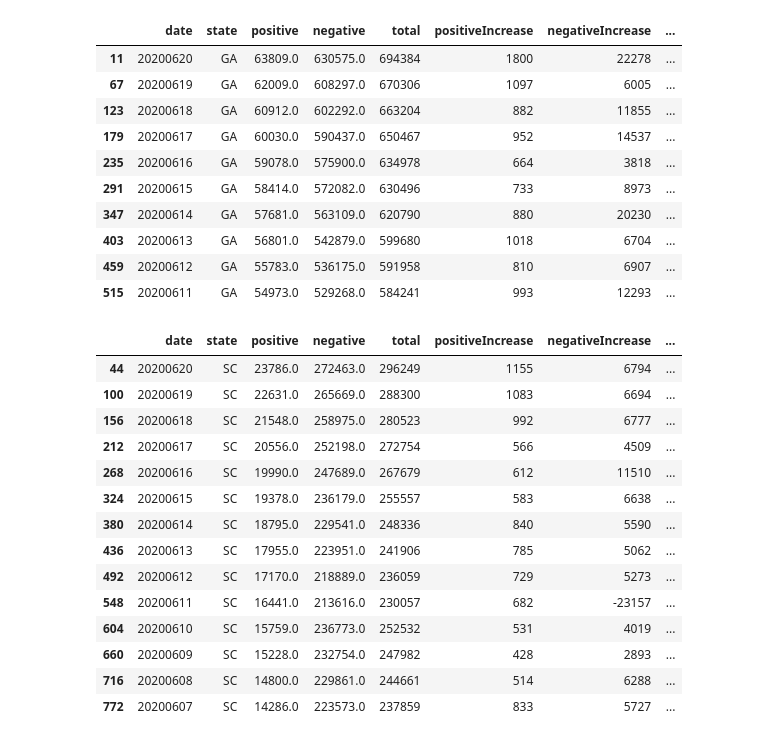
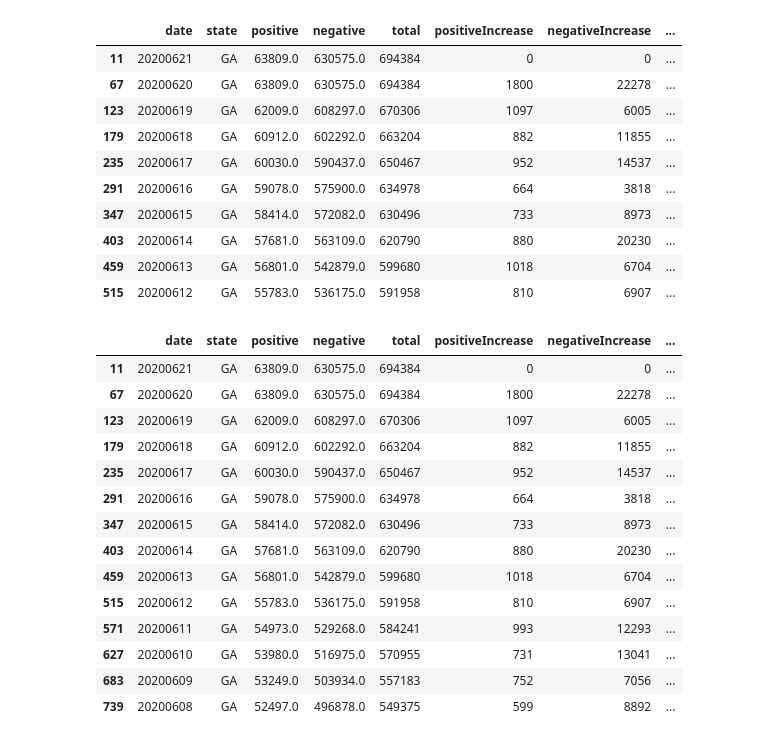
Before and after one commit to Tyler-Gatech/knightly_stats, a Jupyter notebook: notebooks/covidtesting.ipynb, the cells around one changed output. Saved outputs shown, nothing was run; the diff lists cells and outputs as text; code cells hidden in the pictures.

Commit message:
testing data now accessed directly, remove bad data in some weeks with min max limits and better colors on notebook charts

```diff
--- a/notebooks/covidtesting.ipynb
+++ b/notebooks/covidtesting.ipynb
@@ -6,7 +7,8 @@ from IPython.display import display
 pd.set_option('display.max_columns', None)
 # %%
 # Read in daily state data
-df = pd.read_csv('../data/covidstatesdaily.csv')
+# df = pd.read_csv('../data/covidstatesdaily.csv')
+df = pd.read_csv('https://covidtracking.com/api/v1/states/daily.csv')
 df.head()
 # %% [output]
 |  | date | state | positive | negative | pending | hospitalizedCurrently | hospitalizedCumulative | ... |
@@ -37,16 +39,16 @@ df = df.sort_values(by='date', ascending=False)
 df[df.state=='GA'].head(10)
 # %% [output]
 |  | date | state | positive | negative | total | positiveIncrease | negativeIncrease | ... |
-| 11 | 20200620 | GA | 63809.0 | 630575.0 | 694384 | 1800 | 22278 | ... |
-| 67 | 20200619 | GA | 62009.0 | 608297.0 | 670306 | 1097 | 6005 | ... |
-| 123 | 20200618 | GA | 60912.0 | 602292.0 | 663204 | 882 | 11855 | ... |
-| 179 | 20200617 | GA | 60030.0 | 590437.0 | 650467 | 952 | 14537 | ... |
-| 235 | 20200616 | GA | 59078.0 | 575900.0 | 634978 | 664 | 3818 | ... |
-| 291 | 20200615 | GA | 58414.0 | 572082.0 | 630496 | 733 | 8973 | ... |
-| 347 | 20200614 | GA | 57681.0 | 563109.0 | 620790 | 880 | 20230 | ... |
-| 403 | 20200613 | GA | 56801.0 | 542879.0 | 599680 | 1018 | 6704 | ... |
-| 459 | 20200612 | GA | 55783.0 | 536175.0 | 591958 | 810 | 6907 | ... |
-| 515 | 20200611 | GA | 54973.0 | 529268.0 | 584241 | 993 | 12293 | ... |
+| 11 | 20200621 | GA | 63809.0 | 630575.0 | 694384 | 0 | 0 | ... |
+| 67 | 20200620 | GA | 63809.0 | 630575.0 | 694384 | 1800 | 22278 | ... |
+| 123 | 20200619 | GA | 62009.0 | 608297.0 | 670306 | 1097 | 6005 | ... |
+| 179 | 20200618 | GA | 60912.0 | 602292.0 | 663204 | 882 | 11855 | ... |
+| 235 | 20200617 | GA | 60030.0 | 590437.0 | 650467 | 952 | 14537 | ... |
+| 291 | 20200616 | GA | 59078.0 | 575900.0 | 634978 | 664 | 3818 | ... |
+| 347 | 20200615 | GA | 58414.0 | 572082.0 | 630496 | 733 | 8973 | ... |
+| 403 | 20200614 | GA | 57681.0 | 563109.0 | 620790 | 880 | 20230 | ... |
+| 459 | 20200613 | GA | 56801.0 | 542879.0 | 599680 | 1018 | 6704 | ... |
+| 515 | 20200612 | GA | 55783.0 | 536175.0 | 591958 | 810 | 6907 | ... |
 # %%
 df['positiveTotalRate'] = (df['positive'] / df['total']).fillna(0)
 df['positiveDailyRate'] = (df['positiveIncrease'] / df['totalTestResultsIncrease']).fillna(0)
@@ -59,44 +61,56 @@ df_GA = df_GA[df_GA.date >= mindate_over500]
 #df_GA[(df_GA.date >= 20200520) & (df_GA.date <= 20200607)]
 # %%
 def state_rate(state_abbr):
+    minp = 0
+    maxp = .4
+
     df_state = df[df.state == state_abbr].sort_values(by='date', ascending=False)#.fillna(0)
     mindate_over500 = df_state[df_state.total >= 500].sort_values(by='date')[['date']].min().values[0]
     df_state = df_state[df_state.date >= mindate_over500]
 
     source = pd.melt(df_state, id_vars=['date'], value_vars=['positiveTotalRate','positiveRate7'])
-    #source = source[(source.date < 20200527) | (source.date > 20200605)]
+    source['value'] = source['value'].apply(lambda x: np.nan if (x< minp or x > maxp) else x)
+
     source['date'] = pd.to_datetime(source['date'], format='%Y%m%d')
-    source = source[(source.value >= -1) & (source.value <= 1)]
 
     display(df_state.head(14))
 
-    c = alt.Chart(source).mark_line().encode(
+    lines = alt.Chart(source).mark_line().encode(
         x=alt.X('date:T', title='date'),
         y=alt.Y('value:Q', axis=alt.Axis(format='%')),
-        color='variable:O',
+        color=alt.Color('variable:O', scale=alt.Scale(scheme='dark2')),
         strokeDash='variable',
-        tooltip=['date', 'value', 'variable']
+        #tooltip=['date', 'value', 'variable']
     ).properties(
         width=800, height=500,
         title='Rate for {}'.format(state_abbr))
-    return c
+
+    dots = alt.Chart(source).mark_circle().encode(
+        x=alt.X('date:T', title='date'),
+        y=alt.Y('value:Q', axis=alt.Axis(format='%')),
+        color=alt.Color('variable:O', scale=alt.Scale(scheme='dark2')),
+        tooltip=['date', alt.Tooltip('value', format='.2%'), 'variable']
+    ).properties(
+        width=800, height=500,
+        title='Positive Test Rates for {}'.format(state_abbr))
+    return lines + dots
 # %%
-state_rate('SC')
+state_rate('GA')
 # %% [output]
 |  | date | state | positive | negative | total | positiveIncrease | negativeIncrease | ... |
-| 44 | 20200620 | SC | 23786.0 | 272463.0 | 296249 | 1155 | 6794 | ... |
-| 100 | 20200619 | SC | 22631.0 | 265669.0 | 288300 | 1083 | 6694 | ... |
-| 156 | 20200618 | SC | 21548.0 | 258975.0 | 280523 | 992 | 6777 | ... |
-| 212 | 20200617 | SC | 20556.0 | 252198.0 | 272754 | 566 | 4509 | ... |
-| 268 | 20200616 | SC | 19990.0 | 247689.0 | 267679 | 612 | 11510 | ... |
-| 324 | 20200615 | SC | 19378.0 | 236179.0 | 255557 | 583 | 6638 | ... |
-| 380 | 20200614 | SC | 18795.0 | 229541.0 | 248336 | 840 | 5590 | ... |
-| 436 | 20200613 | SC | 17955.0 | 223951.0 | 241906 | 785 | 5062 | ... |
-| 492 | 20200612 | SC | 17170.0 | 218889.0 | 236059 | 729 | 5273 | ... |
-| 548 | 20200611 | SC | 16441.0 | 213616.0 | 230057 | 682 | -23157 | ... |
-| 604 | 20200610 | SC | 15759.0 | 236773.0 | 252532 | 531 | 4019 | ... |
-| 660 | 20200609 | SC | 15228.0 | 232754.0 | 247982 | 428 | 2893 | ... |
-| 716 | 20200608 | SC | 14800.0 | 229861.0 | 244661 | 514 | 6288 | ... |
-| 772 | 20200607 | SC | 14286.0 | 223573.0 | 237859 | 833 | 5727 | ... |
+| 11 | 20200621 | GA | 63809.0 | 630575.0 | 694384 | 0 | 0 | ... |
+| 67 | 20200620 | GA | 63809.0 | 630575.0 | 694384 | 1800 | 22278 | ... |
+| 123 | 20200619 | GA | 62009.0 | 608297.0 | 670306 | 1097 | 6005 | ... |
+| 179 | 20200618 | GA | 60912.0 | 602292.0 | 663204 | 882 | 11855 | ... |
+| 235 | 20200617 | GA | 60030.0 | 590437.0 | 650467 | 952 | 14537 | ... |
+| 291 | 20200616 | GA | 59078.0 | 575900.0 | 634978 | 664 | 3818 | ... |
+| 347 | 20200615 | GA | 58414.0 | 572082.0 | 630496 | 733 | 8973 | ... |
+| 403 | 20200614 | GA | 57681.0 | 563109.0 | 620790 | 880 | 20230 | ... |
+| 459 | 20200613 | GA | 56801.0 | 542879.0 | 599680 | 1018 | 6704 | ... |
+| 515 | 20200612 | GA | 55783.0 | 536175.0 | 591958 | 810 | 6907 | ... |
+| 571 | 20200611 | GA | 54973.0 | 529268.0 | 584241 | 993 | 12293 | ... |
+| 627 | 20200610 | GA | 53980.0 | 516975.0 | 570955 | 731 | 13041 | ... |
+| 683 | 20200609 | GA | 53249.0 | 503934.0 | 557183 | 752 | 7056 | ... |
+| 739 | 20200608 | GA | 52497.0 | 496878.0 | 549375 | 599 | 8892 | ... |
 [interactive output not drawn]
 # %%
```
Also changed, not shown: parts of 4 cells of this notebook, 2 other files.
